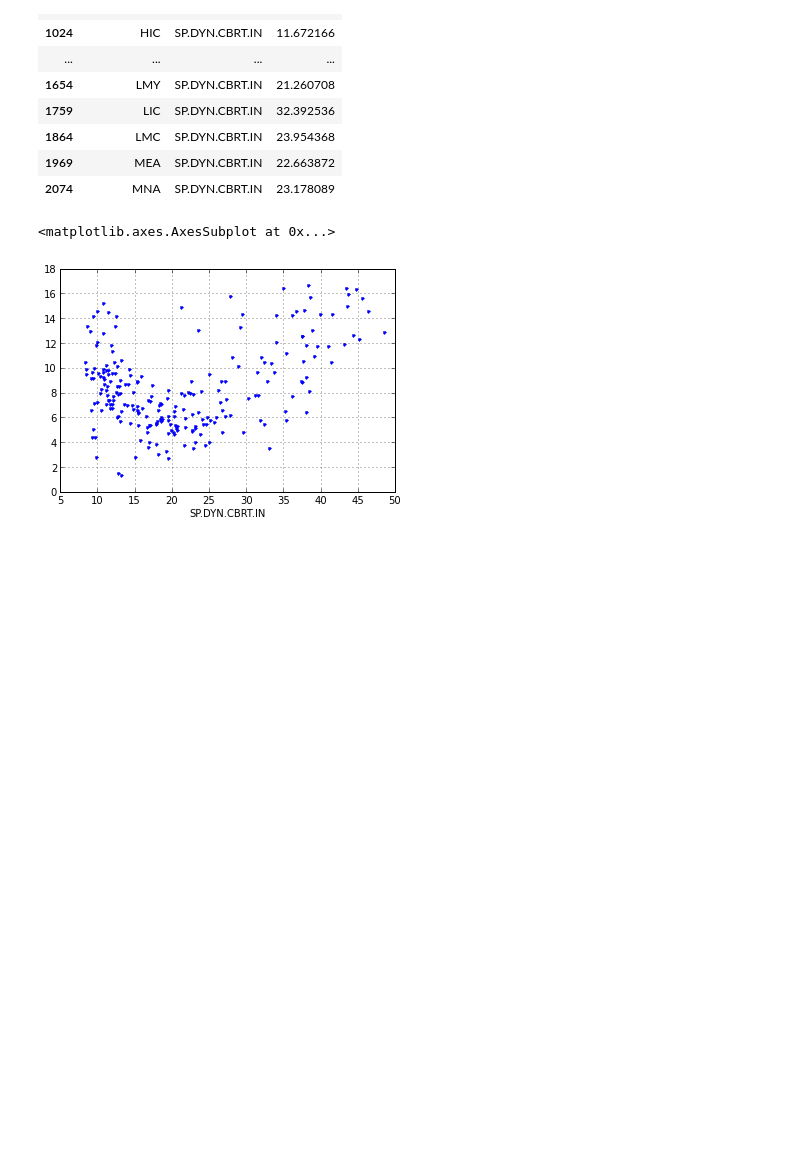
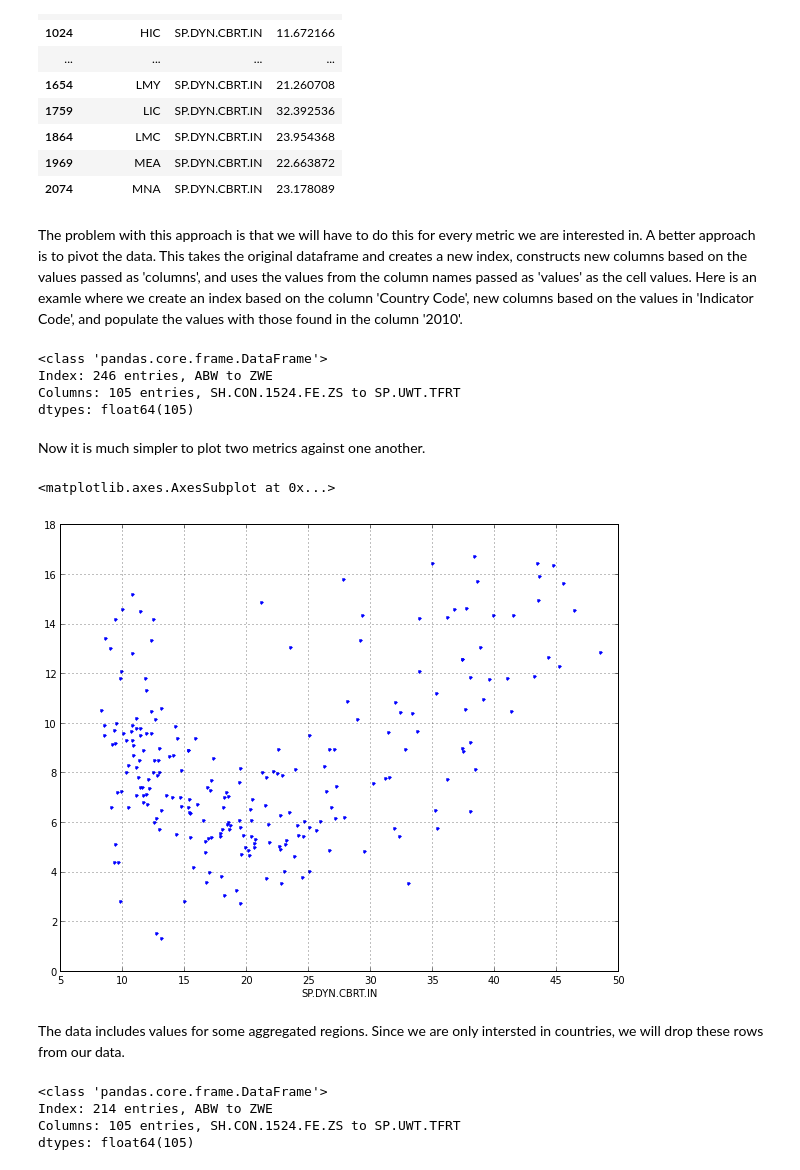
Before and after one commit to dennisobrien/GeneralAssemblyDataScience2013, a Jupyter notebook: HomeworkAssignment_05/ClusteringHealth.ipynb, the cells around one changed output. Saved outputs shown, nothing was run; the diff lists cells and outputs as text; code cells hidden in the pictures; blank space fills up the shorter version.

```diff
--- a/HomeworkAssignment_05/ClusteringHealth.ipynb
+++ b/HomeworkAssignment_05/ClusteringHealth.ipynb
@@ -111,10 +172,30 @@ df[df['Indicator Code']=='SP.DYN.CBRT.IN'][['Country Code', 'Indicator Code', '2
 | 1864 | LMC | SP.DYN.CBRT.IN | 23.954368 |
 | 1969 | MEA | SP.DYN.CBRT.IN | 22.663872 |
 | 2074 | MNA | SP.DYN.CBRT.IN | 23.178089 |
+# %% [markdown]
+The problem with this approach is that we will have to do this for every metric we are interested in.  A better approach is to pivot the data.  This takes the original dataframe and creates a new index, constructs new columns based on the values passed as 'columns', and uses the values from the column names passed as 'values' as the cell values.  Here is an examle where we create an index based on the column 'Country Code', new columns based on the values in 'Indicator Code', and populate the values with those found in the column '2010'.
 # %%
 df_2010 = df.pivot(index='Country Code', columns='Indicator Code', values='2010')
+df_2010
+# %% [output]
+<class 'pandas.core.frame.DataFrame'>
+Index: 246 entries, ABW to ZWE
+Columns: 105 entries, SH.CON.1524.FE.ZS to SP.UWT.TFRT
+dtypes: float64(105)
+# %% [markdown]
+Now it is much simpler to plot two metrics against one another.
 # %%
-df_2010.plot(x='SP.DYN.CBRT.IN', y='SP.DYN.CDRT.IN', style='.')
+df_2010.plot(x='SP.DYN.CBRT.IN', y='SP.DYN.CDRT.IN', style='.', figsize=(10,8))
 # %% [output]
 <matplotlib.axes.AxesSubplot at 0x...>
-[figure, old version]
+[figure, new version]
+# %% [markdown]
+The data includes values for some aggregated regions.  Since we are only intersted in countries, we will drop these rows from our data.
+# %%
+df_2010_countries = df_2010[df_2010.index.isin(get_aggregated_country_code_list())==False]
+df_2010_countries
+# %% [output]
+<class 'pandas.core.frame.DataFrame'>
+Index: 214 entries, ABW to ZWE
+Columns: 105 entries, SH.CON.1524.FE.ZS to SP.UWT.TFRT
+dtypes: float64(105)
```
Also changed, not shown: parts of 19 cells of this notebook, 1 other file.
